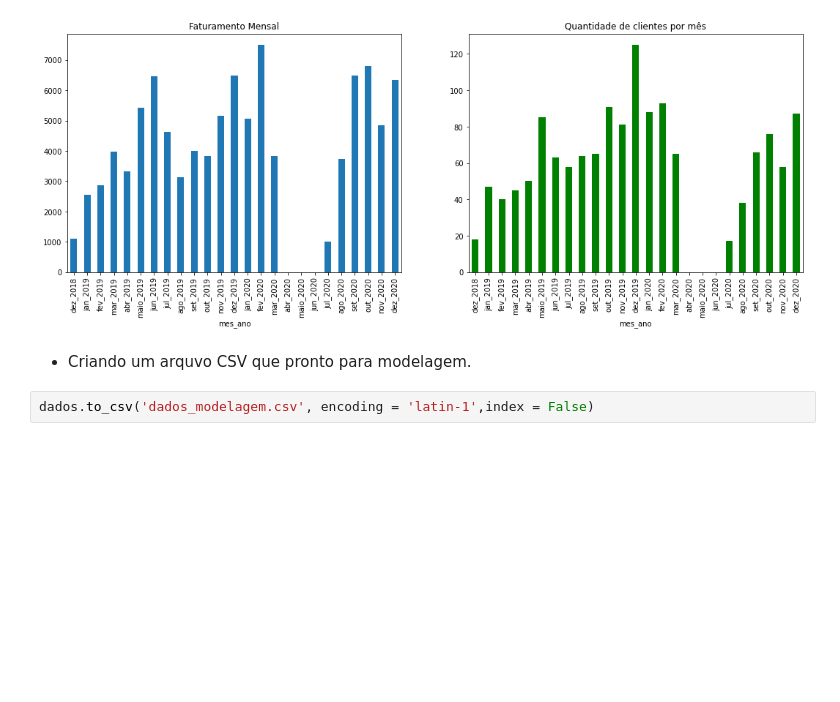
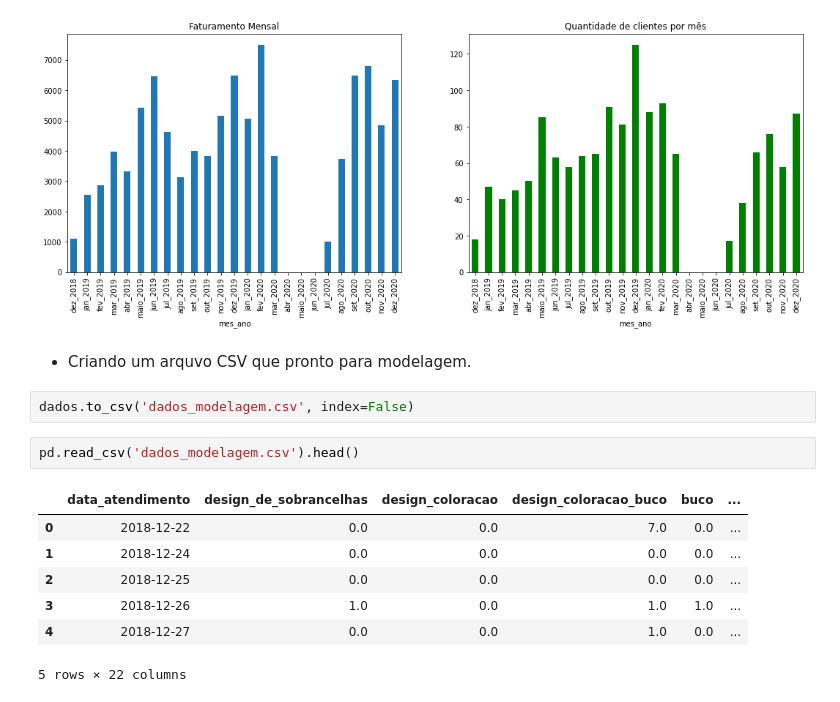
Before and after one commit to robertferro/previsao_faturamento_studio_estetica, a Jupyter notebook: 1 - EDA/Manipulaçao_de_dados_EDA.ipynb, the cells around one changed output. Drawn from its saved outputs; the diff is of its cells as text; blank space fills up the shorter version.

```diff
--- a/1 - EDA/Manipulaçao_de_dados_EDA.ipynb
+++ b/1 - EDA/Manipulaçao_de_dados_EDA.ipynb
@@ -311,4 +311,14 @@ plt.xticks();
 # %% [markdown]
  - Criando um arquvo CSV que pronto para modelagem.
 # %%
-dados.to_csv('dados_modelagem.csv', encoding = 'latin-1',index = False)
+dados.to_csv('dados_modelagem.csv', index=False)
+# %%
+pd.read_csv('dados_modelagem.csv').head()
+# %% [output]
+|  | data_atendimento | design_de_sobrancelhas | design_coloracao | design_coloracao_buco | buco | ... |
+| 0 | 2018-12-22 | 0.0 | 0.0 | 7.0 | 0.0 | ... |
+| 1 | 2018-12-24 | 0.0 | 0.0 | 0.0 | 0.0 | ... |
+| 2 | 2018-12-25 | 0.0 | 0.0 | 0.0 | 0.0 | ... |
+| 3 | 2018-12-26 | 1.0 | 0.0 | 1.0 | 1.0 | ... |
+| 4 | 2018-12-27 | 0.0 | 0.0 | 1.0 | 0.0 | ... |
+5 rows × 22 columns
```
